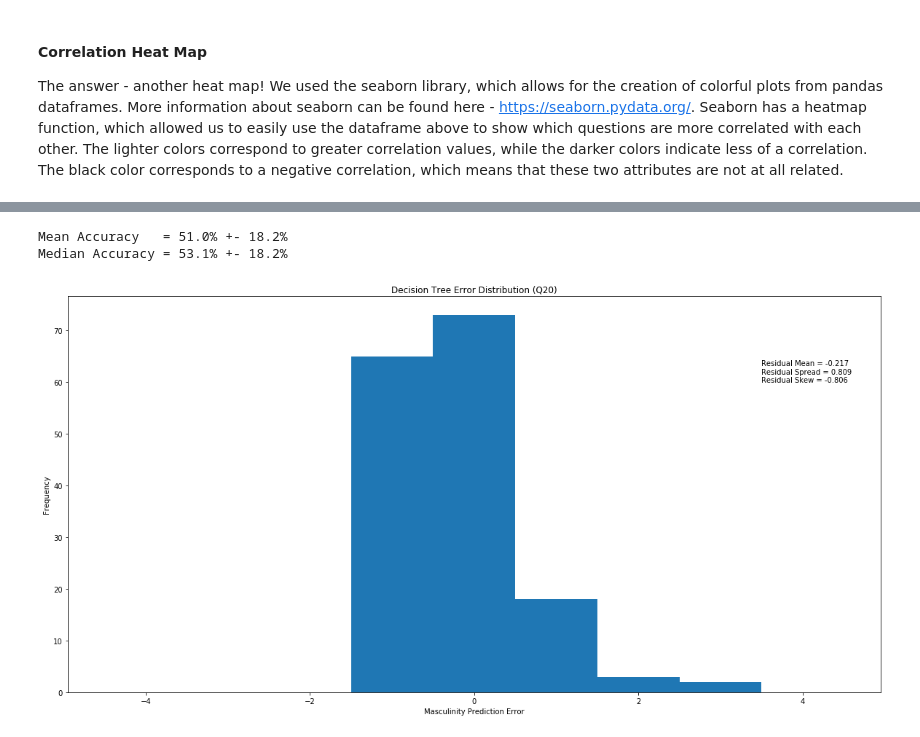
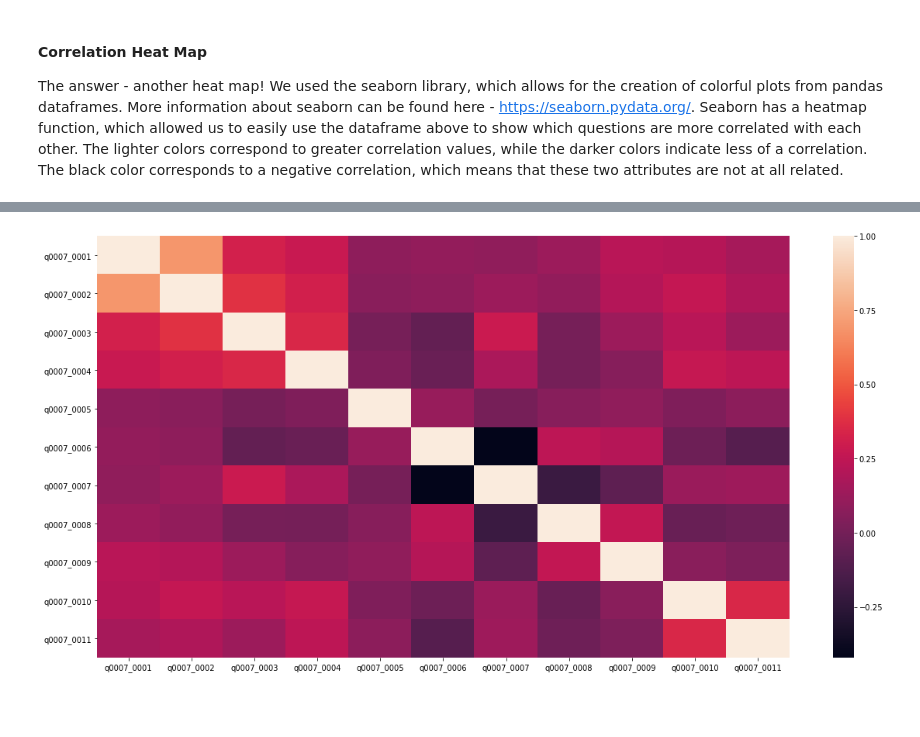
Before and after one commit to nated1028/CMSC320FinalProject, a Jupyter notebook: FinalProject.ipynb, the cells around one changed output, grey strips where cells are left out. Drawn from its saved outputs; the diff is of its cells as text; code cells hidden in the pictures; blank space fills up the shorter version.

```diff
--- a/FinalProject.ipynb
+++ b/FinalProject.ipynb
@@ -414,20 +207,7 @@ Median Accuracy = 46.9% +- 32.6%
-# %%
-clf = tree.DecisionTreeClassifier()
-clf.fit(x_train, y_train)
-scores = cross_val_score(clf, x_test, y_test, cv = kf)
-
-print('Mean Accuracy   = {0:2.1f}% +- {2:2.1f}%\nMedian Accuracy = {1:2.1f}% +- {2:2.1f}%'.format(
-    np.mean(scores) * 100, np.median(scores) * 100, np.std(scores) * 200))
-
-residuals = np.array([clf.predict([i]) for i in x_test]).reshape(-1, 1) - np.array(y_test)
-plot.figure(figsize = (20, 10))
-plot.hist(residuals.flatten(), bins = 9, range = (-4.5, 4.5))
-plot.text(3.5, 60, 'Residual Mean = {:1.3f}\nResidual Spread = {:1.3f}\nResidual Skew = {:1.3f}'.format(residuals.mean(), residuals.std(), skew(residuals)))
-plot.xlabel('Masculinity Prediction Error')
-plot.ylabel('Frequency')
-plot.title('Decision Tree Error Distribution (Q20)')
-plot.show()
-# %% [output]
-Mean Accuracy   = 51.0% +- 18.2%
-Median Accuracy = 53.1% +- 18.2%
-[figure, removed]
+# %%
+import seaborn as sns
+fig, ax = plot.subplots(figsize = (20, 10))
+sns.heatmap(q7_corr.T, ax = ax)
+plot.show()
+# %% [output]
+[figure, added]
```
Also changed, not shown: parts of 67 cells of this notebook.
